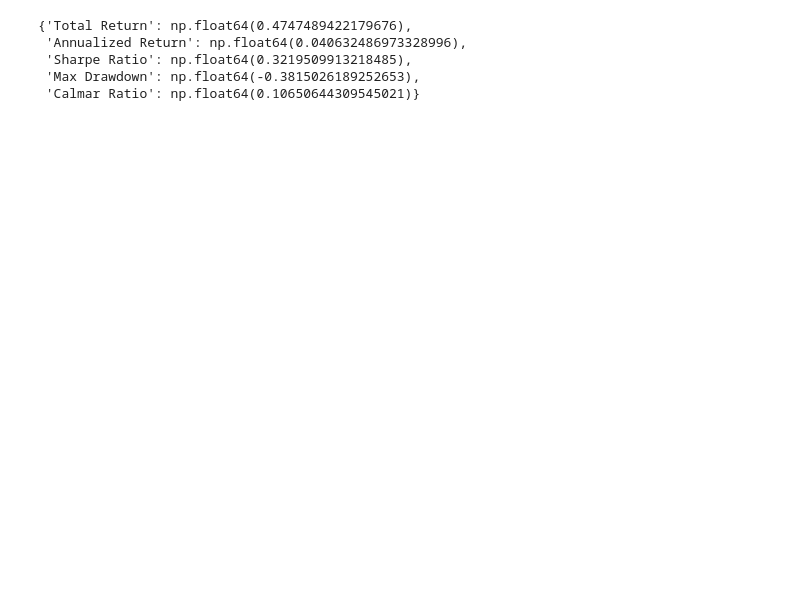
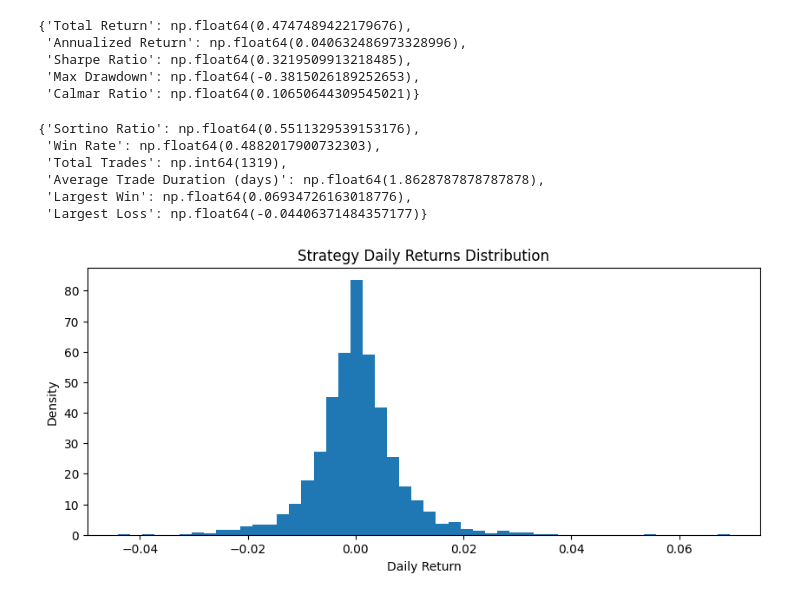
Before and after one commit to TanmayGarg02/gold-silver-pairs-strategy, a Jupyter notebook: notebooks/03_backtest.ipynb, the cells around one changed output. Cells and saved outputs as stored; diff of their text form; code cells hidden in the pictures; blank space fills up the shorter version.

```diff
--- a/notebooks/03_backtest.ipynb
+++ b/notebooks/03_backtest.ipynb
@@ -118,3 +119,59 @@ metrics
  'Sharpe Ratio': np.float64(0.3219509913218485),
  'Max Drawdown': np.float64(-0.3815026189252653),
  'Calmar Ratio': np.float64(0.10650644309545021)}
+# %%
+returns = bt["strategy_return"].dropna()
+
+# Sortino Ratio
+downside = returns[returns < 0]
+sortino_ratio = returns.mean() / downside.std() * np.sqrt(252)
+
+# Win Rate
+win_rate = (returns > 0).mean()
+
+# Total Trades
+total_trades = (position.diff().abs() > 0).sum()
+
+# Trade Durations
+trade_durations = (
+    position.ne(position.shift())
+    .cumsum()
+    .groupby(position.ne(position.shift()).cumsum())
+    .size()
+)
+average_trade_duration = trade_durations.mean()
+
+# Largest Win / Loss
+largest_win = returns.max()
+largest_loss = returns.min()
+
+{
+    "Sortino Ratio": sortino_ratio,
+    "Win Rate": win_rate,
+    "Total Trades": total_trades,
+    "Average Trade Duration (days)": average_trade_duration,
+    "Largest Win": largest_win,
+    "Largest Loss": largest_loss
+}
+# %% [output]
+{'Sortino Ratio': np.float64(0.5511329539153176),
+ 'Win Rate': np.float64(0.4882017900732303),
+ 'Total Trades': np.int64(1319),
+ 'Average Trade Duration (days)': np.float64(1.8628787878787878),
+ 'Largest Win': np.float64(0.06934726163018776),
+ 'Largest Loss': np.float64(-0.04406371484357177)}
+# %%
+import matplotlib.pyplot as plt
+
+returns = bt["strategy_return"].dropna()
+
+plt.figure(figsize=(10,4))
+plt.hist(returns, bins=50, density=True)
+plt.title("Strategy Daily Returns Distribution")
+plt.xlabel("Daily Return")
+plt.ylabel("Density")
+plt.savefig("../results/figures/strategy_returns_distribution.png",
+            dpi=300, bbox_inches="tight")
+plt.show()
+# %% [output]
+[figure, added]
```
Also changed, not shown: parts of 8 cells of this notebook, 15 other files.
